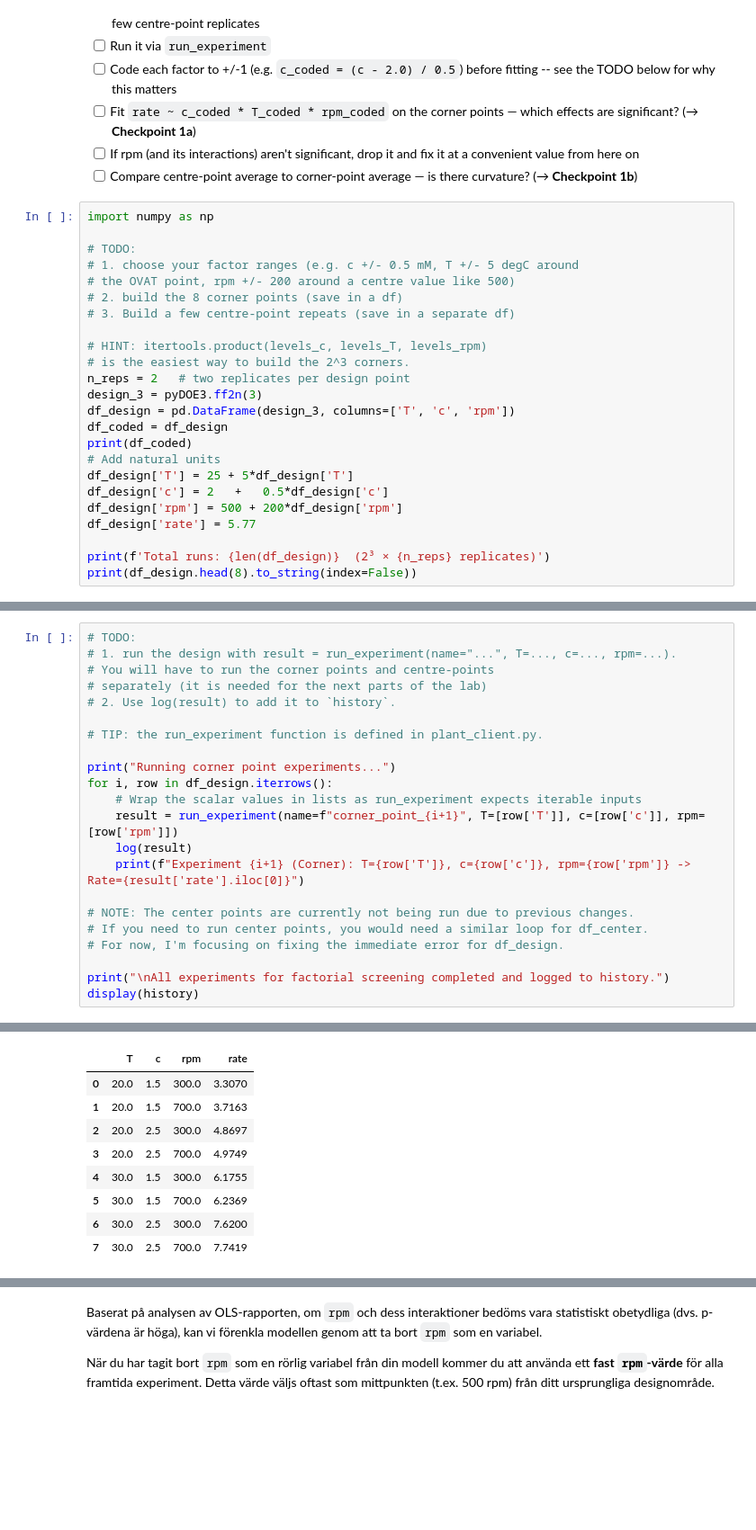
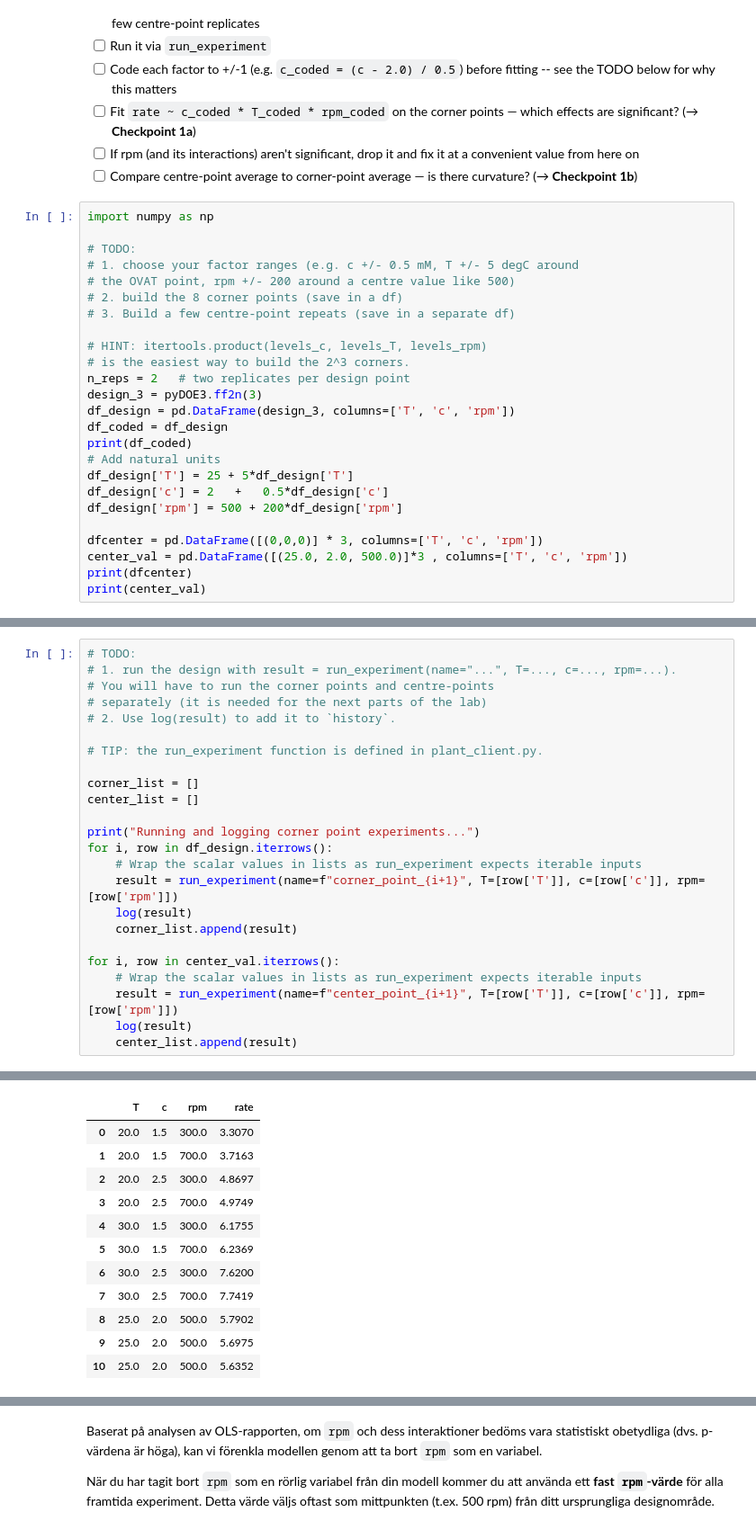
Before and after one commit to sundelinadam-design/1kb570_2026, a Jupyter notebook: Labs/03_optimising_catalytic_reaction/starter_notebook.ipynb, the cells around one changed output, grey strips where cells are left out. Shown at 90% size. Drawn from its saved outputs; the diff is of its cells as text; blank space fills up the shorter version.

```diff
--- a/Labs/03_optimising_catalytic_reaction/starter_notebook.ipynb
+++ b/Labs/03_optimising_catalytic_reaction/starter_notebook.ipynb
@@ -74,8 +74,9 @@ print(df_coded)
 df_design['T'] = 25 + 5*df_design['T']
 df_design['c'] = 2   +   0.5*df_design['c']
 df_design['rpm'] = 500 + 200*df_design['rpm']
-df_design['rate'] = 5.77
 
-print(f'Total runs: {len(df_design)}  (2³ × {n_reps} replicates)')
-print(df_design.head(8).to_string(index=False))
+dfcenter = pd.DataFrame([(0,0,0)] * 3, columns=['T', 'c', 'rpm'])
+center_val = pd.DataFrame([(25.0, 2.0, 500.0)]*3 , columns=['T', 'c', 'rpm'])
+print(dfcenter)
+print(center_val)
 # %% [output]
@@ -108,17 +106,19 @@ Total runs: 8  (2³ × 2 replicates)
 
 # TIP: the run_experiment function is defined in plant_client.py.
 
-print("Running corner point experiments...")
+corner_list = []
+center_list = []
+
+print("Running and logging corner point experiments...")
 for i, row in df_design.iterrows():
     # Wrap the scalar values in lists as run_experiment expects iterable inputs
     result = run_experiment(name=f"corner_point_{i+1}", T=[row['T']], c=[row['c']], rpm=[row['rpm']])
     log(result)
-    print(f"Experiment {i+1} (Corner): T={row['T']}, c={row['c']}, rpm={row['rpm']} -> Rate={result['rate'].iloc[0]}")
+    corner_list.append(result)
 
-# NOTE: The center points are currently not being run due to previous changes.
-# If you need to run center points, you would need a similar loop for df_center.
-# For now, I'm focusing on fixing the immediate error for df_design.
-
-print("\nAll experiments for factorial screening completed and logged to history.")
-display(history)
+for i, row in center_val.iterrows():
+    # Wrap the scalar values in lists as run_experiment expects iterable inputs
+    result = run_experiment(name=f"center_point_{i+1}", T=[row['T']], c=[row['c']], rpm=[row['rpm']])
+    log(result)
+    center_list.append(result)
 # %% [output]
@@ -144,12 +137,15 @@ All experiments for factorial screening completed and logged to history.
 |  | T | c | rpm | rate |
 | 0 | 20.0 | 1.5 | 300.0 | 3.3070 |
 | 1 | 20.0 | 1.5 | 700.0 | 3.7163 |
 | 2 | 20.0 | 2.5 | 300.0 | 4.8697 |
 | 3 | 20.0 | 2.5 | 700.0 | 4.9749 |
 | 4 | 30.0 | 1.5 | 300.0 | 6.1755 |
 | 5 | 30.0 | 1.5 | 700.0 | 6.2369 |
 | 6 | 30.0 | 2.5 | 300.0 | 7.6200 |
 | 7 | 30.0 | 2.5 | 700.0 | 7.7419 |
+| 8 | 25.0 | 2.0 | 500.0 | 5.7902 |
+| 9 | 25.0 | 2.0 | 500.0 | 5.6975 |
+| 10 | 25.0 | 2.0 | 500.0 | 5.6352 |
 # %%
 
 # TODO:
```
Also changed, not shown: parts of 7 cells of this notebook.
